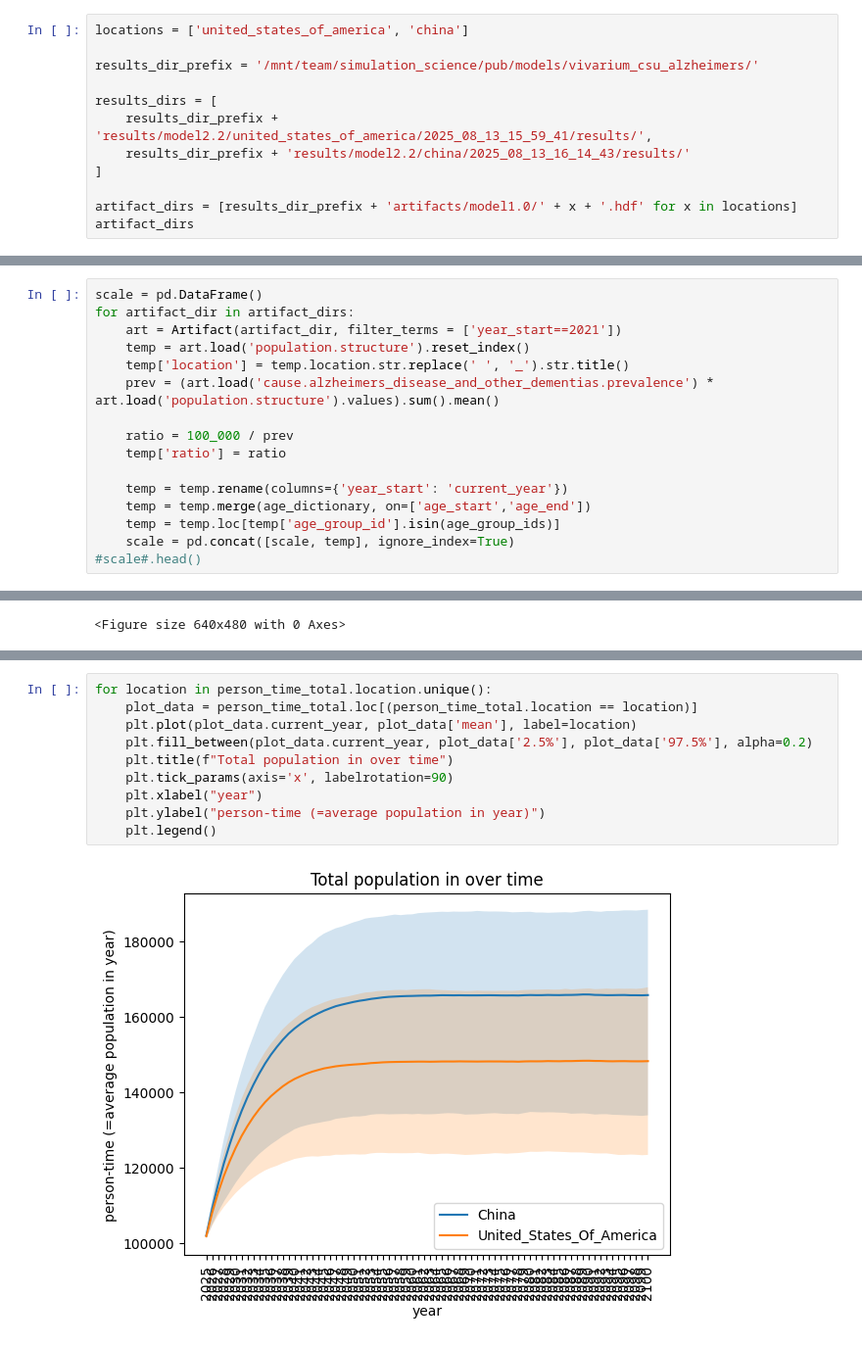
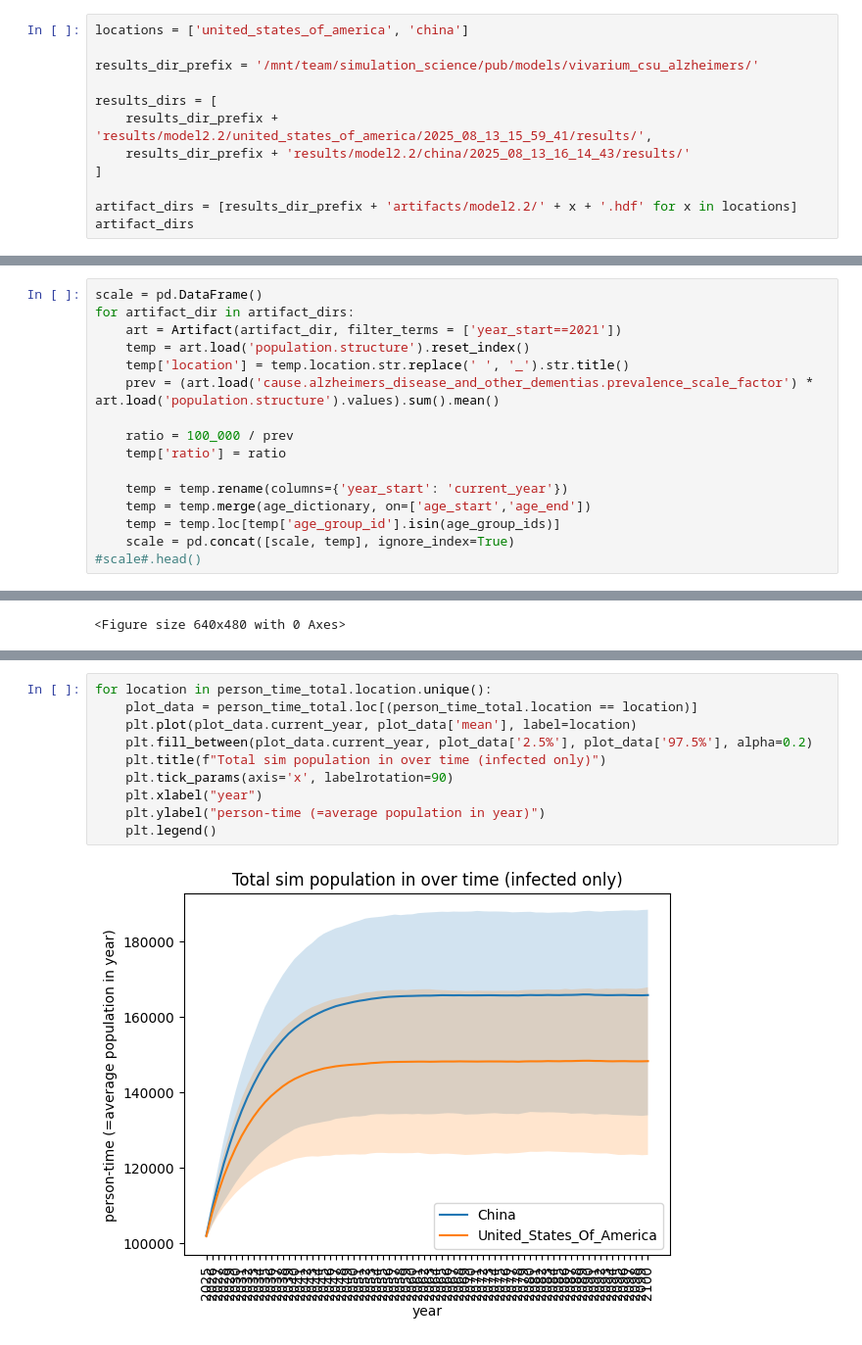
Before and after one commit to ihmeuw/vivarium_research_alzheimers, a Jupyter notebook: verification_and_validation/2025_08_14_model2.2_vv.ipynb, the cells around one changed output, grey strips where cells are left out. Shown at 98% size. Saved outputs shown, nothing was run; the diff lists cells and outputs as text.

Commit message:
Model 2.2 V&V updates

```diff
--- a/verification_and_validation/2025_08_14_model2.2_vv.ipynb
+++ b/verification_and_validation/2025_08_14_model2.2_vv.ipynb
@@ -39,6 +39,6 @@ results_dirs = [
     results_dir_prefix + 'results/model2.2/china/2025_08_13_16_14_43/results/'
 ]
 
-artifact_dirs = [results_dir_prefix + 'artifacts/model1.0/' + x + '.hdf' for x in locations]
+artifact_dirs = [results_dir_prefix + 'artifacts/model2.2/' + x + '.hdf' for x in locations]
 artifact_dirs
 # %% [output]
@@ -277,7 +277,7 @@ for artifact_dir in artifact_dirs:
     art = Artifact(artifact_dir, filter_terms = ['year_start==2021'])
     temp = art.load('population.structure').reset_index()
     temp['location'] = temp.location.str.replace(' ', '_').str.title()
-    prev = (art.load('cause.alzheimers_disease_and_other_dementias.prevalence') * art.load('population.structure').values).sum().mean()
+    prev = (art.load('cause.alzheimers_disease_and_other_dementias.prevalence_scale_factor') * art.load('population.structure').values).sum().mean()
 
     ratio = 100_000 / prev
     temp['ratio'] = ratio
@@ -400,12 +407,12 @@ person_time_total.head()
 # %%
 for location in person_time_total.location.unique():
     plot_data = person_time_total.loc[(person_time_total.location == location)]
     plt.plot(plot_data.current_year, plot_data['mean'], label=location)
     plt.fill_between(plot_data.current_year, plot_data['2.5%'], plot_data['97.5%'], alpha=0.2)
-    plt.title(f"Total population in over time")
+    plt.title(f"Total sim population in over time (infected only)")
     plt.tick_params(axis='x', labelrotation=90)
     plt.xlabel("year")
     plt.ylabel("person-time (=average population in year)")
     plt.legend()
 # %% [output]
-[figure, old version]
+[figure, new version]
```
Also changed, not shown: parts of 3 cells of this notebook.
